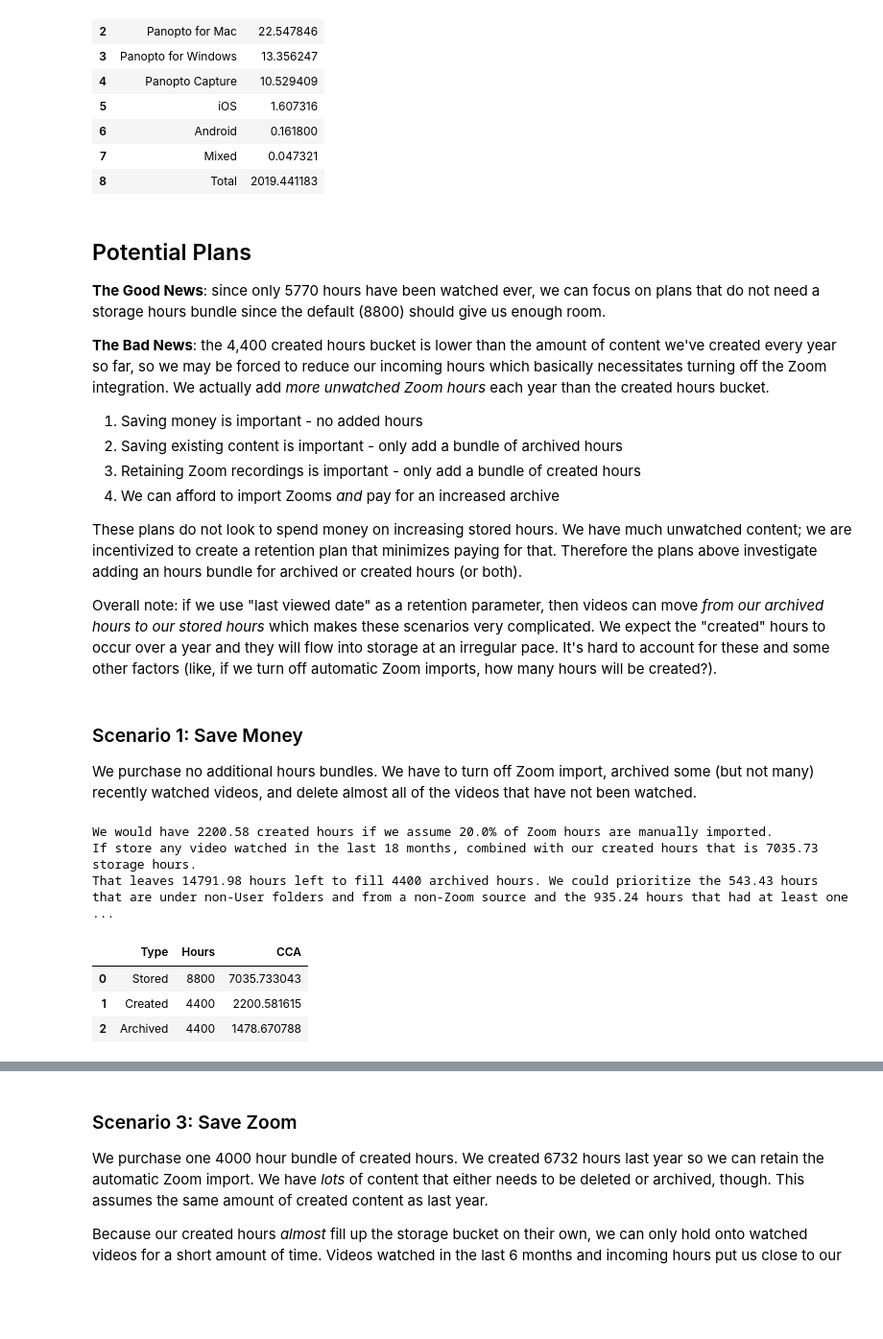
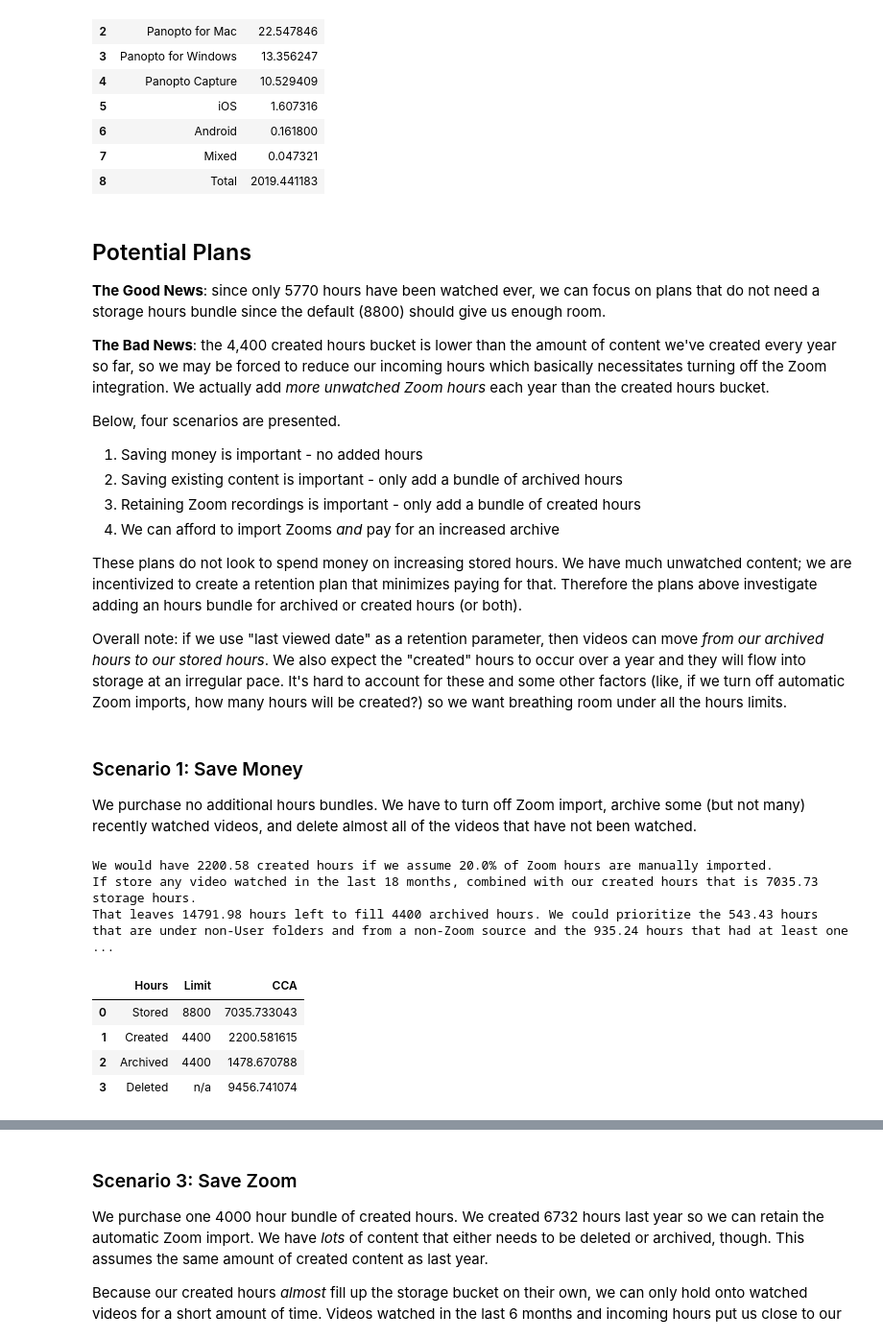
Before and after one commit to cca/panopto-session-data, a Jupyter notebook: notes.ipynb, the cells around one changed output, grey strips where cells are left out. Shown at 96% size. Cells and saved outputs as stored; diff of their text form; code cells hidden in the pictures; blank space fills up the shorter version.

```diff
--- a/notes.ipynb
+++ b/notes.ipynb
@@ -213,6 +201,8 @@ Watched Hours from last year
 **The Good News**: since only 5770 hours have been watched ever, we can focus on plans that do not need a storage hours bundle since the default (8800) should give us enough room.
 
 **The Bad News**: the 4,400 created hours bucket is lower than the amount of content we've created every year so far, so we may be forced to reduce our incoming hours which basically necessitates turning off the Zoom integration. We actually add _more unwatched Zoom hours_ each year than the created hours bucket.
+
+Below, four scenarios are presented.
 
 1. Saving money is important - no added hours
 2. Saving existing content is important - only add a bundle of archived hours
@@ -221,11 +211,11 @@ Watched Hours from last year
 
 These plans do not look to spend money on increasing stored hours. We have much unwatched content; we are incentivized to create a retention plan that minimizes paying for that. Therefore the plans above investigate adding an hours bundle for archived or created hours (or both).
 
-Overall note: if we use "last viewed date" as a retention parameter, then videos can move _from our archived hours to our stored hours_ which makes these scenarios very complicated. We expect the "created" hours to occur over a year and they will flow into storage at an irregular pace. It's hard to account for these and some other factors (like, if we turn off automatic Zoom imports, how many hours will be created?).
+Overall note: if we use "last viewed date" as a retention parameter, then videos can move _from our archived hours to our stored hours_. We also expect the "created" hours to occur over a year and they will flow into storage at an irregular pace. It's hard to account for these and some other factors (like, if we turn off automatic Zoom imports, how many hours will be created?) so we want breathing room under all the hours limits.
 # %% [markdown]
 ### Scenario 1: Save Money
 
-We purchase no additional hours bundles. We have to turn off Zoom import, archived some (but not many) recently watched videos, and delete almost all of the videos that have not been watched.
+We purchase no additional hours bundles. We have to turn off Zoom import, archive some (but not many) recently watched videos, and delete almost all of the videos that have not been watched.
 # %%
 total = data['hours'].sum()
 zoom_import_percent = 0.2
@@ -245,15 +235,16 @@ If store any video watched in the last 18 months, combined with our created hour
 That leaves 14791.98 hours left to fill 4400 archived hours. We could prioritize the 543.43 hours that are under non-User folders and from a non-Zoom source and the 935.24 hours that had at least one  ...
 # %%
 pd.DataFrame({
-    'Type': ['Stored', 'Created', 'Archived'],
-    'Hours': [8800, 4400, 4400],
-    'CCA': [stored, created, archived]
+    'Hours': ['Stored', 'Created', 'Archived', 'Deleted'],
+    'Limit': [8800, 4400, 4400, 'n/a'],
+    'CCA': [stored, created, archived, unwatched['hours'].sum() - 4400]
 })
 # %% [output]
-|  | Type | Hours | CCA |
+|  | Hours | Limit | CCA |
 | 0 | Stored | 8800 | 7035.733043 |
 | 1 | Created | 4400 | 2200.581615 |
 | 2 | Archived | 4400 | 1478.670788 |
+| 3 | Deleted | n/a | 9456.741074 |
 # %% [markdown]
 ### Scenario 2: Save Content
 
```
Also changed, not shown: parts of 7 cells of this notebook.
